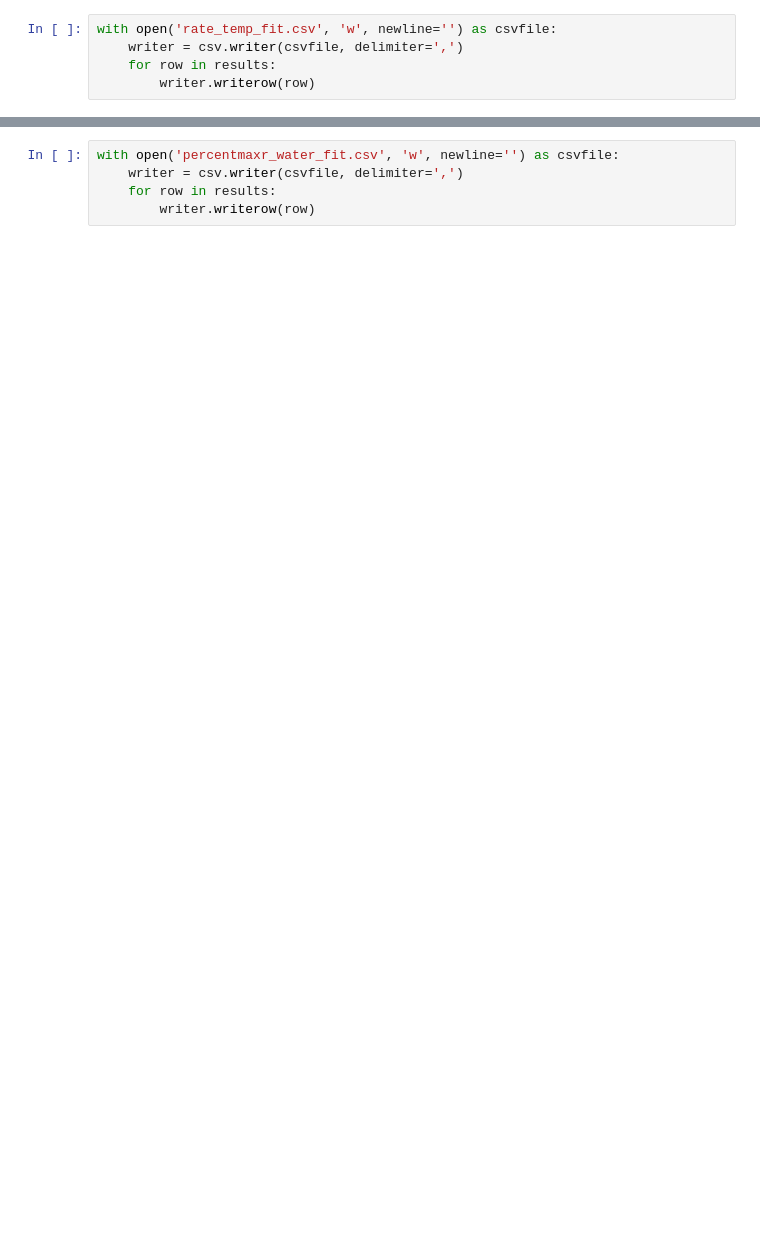
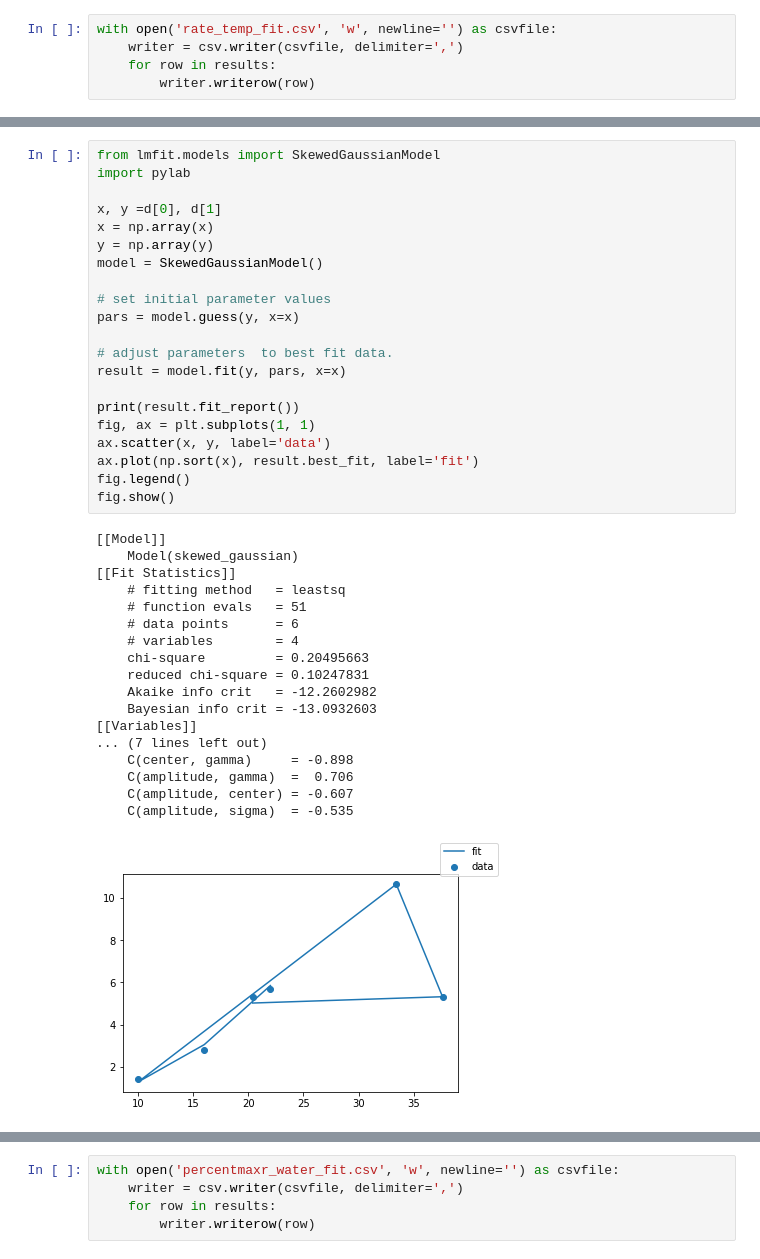
Before and after one commit to zhuci/mcm-2021-a, a Jupyter notebook: rate_fit.ipynb, the cells around one changed output, grey strips where cells are left out. Drawn from its saved outputs; the diff is of its cells as text; blank space fills up the shorter version.

```diff
--- a/rate_fit.ipynb
+++ b/rate_fit.ipynb
@@ -46 +101,41 @@ with open('rate_temp_fit.csv', 'w', newline='') as csvfile:
+# %%
+from lmfit.models import SkewedGaussianModel
+import pylab
+
+x, y =d[0], d[1]
+x = np.array(x)
+y = np.array(y)
+model = SkewedGaussianModel()
+
+# set initial parameter values
+pars = model.guess(y, x=x)
+
+# adjust parameters  to best fit data.
+result = model.fit(y, pars, x=x)
+
+print(result.fit_report())
+fig, ax = plt.subplots(1, 1)
+ax.scatter(x, y, label='data')
+ax.plot(np.sort(x), result.best_fit, label='fit')
+fig.legend()
+fig.show()
+# %% [output]
+[[Model]]
+    Model(skewed_gaussian)
+[[Fit Statistics]]
+    # fitting method   = leastsq
+    # function evals   = 51
+    # data points      = 6
+    # variables        = 4
+    chi-square         = 0.20495663
+    reduced chi-square = 0.10247831
+    Akaike info crit   = -12.2602982
+    Bayesian info crit = -13.0932603
+[[Variables]]
+... (7 lines left out)
+    C(center, gamma)     = -0.898
+    C(amplitude, gamma)  =  0.706
+    C(amplitude, center) = -0.607
+    C(amplitude, sigma)  = -0.535
+[figure, added]
 # %%
```
Also changed, not shown: parts of 7 cells of this notebook, 2 other files.
